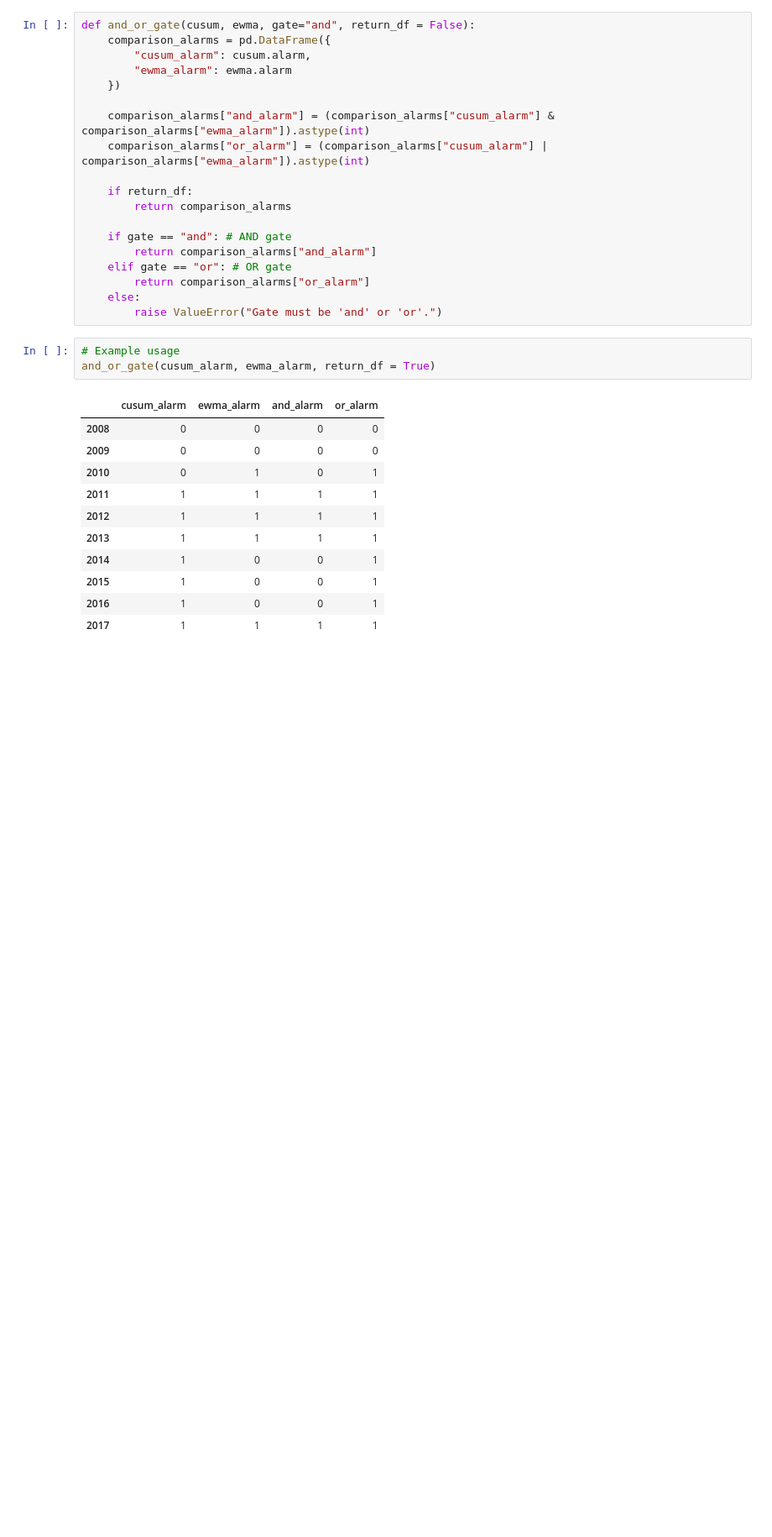
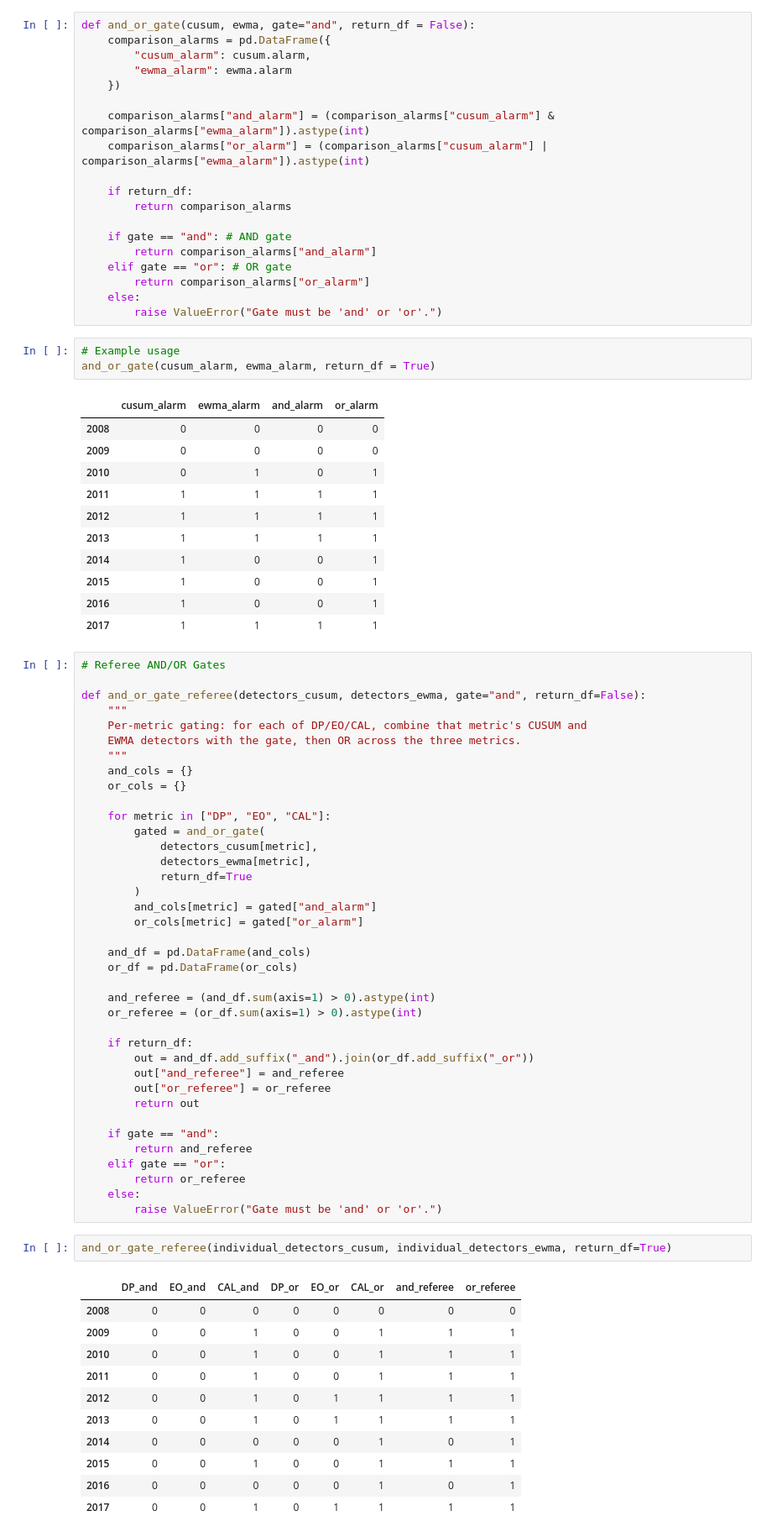
Before and after one commit to jdhilee/fairness_smoke_alarm, a Jupyter notebook: src/changepoint_detection.ipynb, the cells around one changed output. Shown at 84% size. Saved outputs shown, nothing was run; the diff lists cells and outputs as text; blank space fills up the shorter version.

```diff
--- a/src/changepoint_detection.ipynb
+++ b/src/changepoint_detection.ipynb
@@ -491,3 +382,55 @@ and_or_gate(cusum_alarm, ewma_alarm, return_df = True)
 | 2015 | 1 | 0 | 0 | 1 |
 | 2016 | 1 | 0 | 0 | 1 |
 | 2017 | 1 | 1 | 1 | 1 |
+# %%
+# Referee AND/OR Gates
+
+def and_or_gate_referee(detectors_cusum, detectors_ewma, gate="and", return_df=False):
+    """
+    Per-metric gating: for each of DP/EO/CAL, combine that metric's CUSUM and
+    EWMA detectors with the gate, then OR across the three metrics.
+    """
+    and_cols = {}
+    or_cols = {}
+
+    for metric in ["DP", "EO", "CAL"]:
+        gated = and_or_gate(
+            detectors_cusum[metric],
+            detectors_ewma[metric],
+            return_df=True
+        )
+        and_cols[metric] = gated["and_alarm"]
+        or_cols[metric] = gated["or_alarm"]
+
+    and_df = pd.DataFrame(and_cols)
+    or_df = pd.DataFrame(or_cols)
+
+    and_referee = (and_df.sum(axis=1) > 0).astype(int)
+    or_referee = (or_df.sum(axis=1) > 0).astype(int)
+
+    if return_df:
+        out = and_df.add_suffix("_and").join(or_df.add_suffix("_or"))
+        out["and_referee"] = and_referee
+        out["or_referee"] = or_referee
+        return out
+
+    if gate == "and":
+        return and_referee
+    elif gate == "or":
+        return or_referee
+    else:
+        raise ValueError("Gate must be 'and' or 'or'.")
+# %%
+and_or_gate_referee(individual_detectors_cusum, individual_detectors_ewma, return_df=True)
+# %% [output]
+|  | DP_and | EO_and | CAL_and | DP_or | EO_or | CAL_or | and_referee | or_referee |
+| 2008 | 0 | 0 | 0 | 0 | 0 | 0 | 0 | 0 |
+| 2009 | 0 | 0 | 1 | 0 | 0 | 1 | 1 | 1 |
+| 2010 | 0 | 0 | 1 | 0 | 0 | 1 | 1 | 1 |
+| 2011 | 0 | 0 | 1 | 0 | 0 | 1 | 1 | 1 |
+| 2012 | 0 | 0 | 1 | 0 | 1 | 1 | 1 | 1 |
+| 2013 | 0 | 0 | 1 | 0 | 1 | 1 | 1 | 1 |
+| 2014 | 0 | 0 | 0 | 0 | 0 | 1 | 0 | 1 |
+| 2015 | 0 | 0 | 1 | 0 | 0 | 1 | 1 | 1 |
+| 2016 | 0 | 0 | 0 | 0 | 0 | 1 | 0 | 1 |
+| 2017 | 0 | 0 | 1 | 0 | 1 | 1 | 1 | 1 |
```
Also changed, not shown: parts of 10 cells of this notebook.
